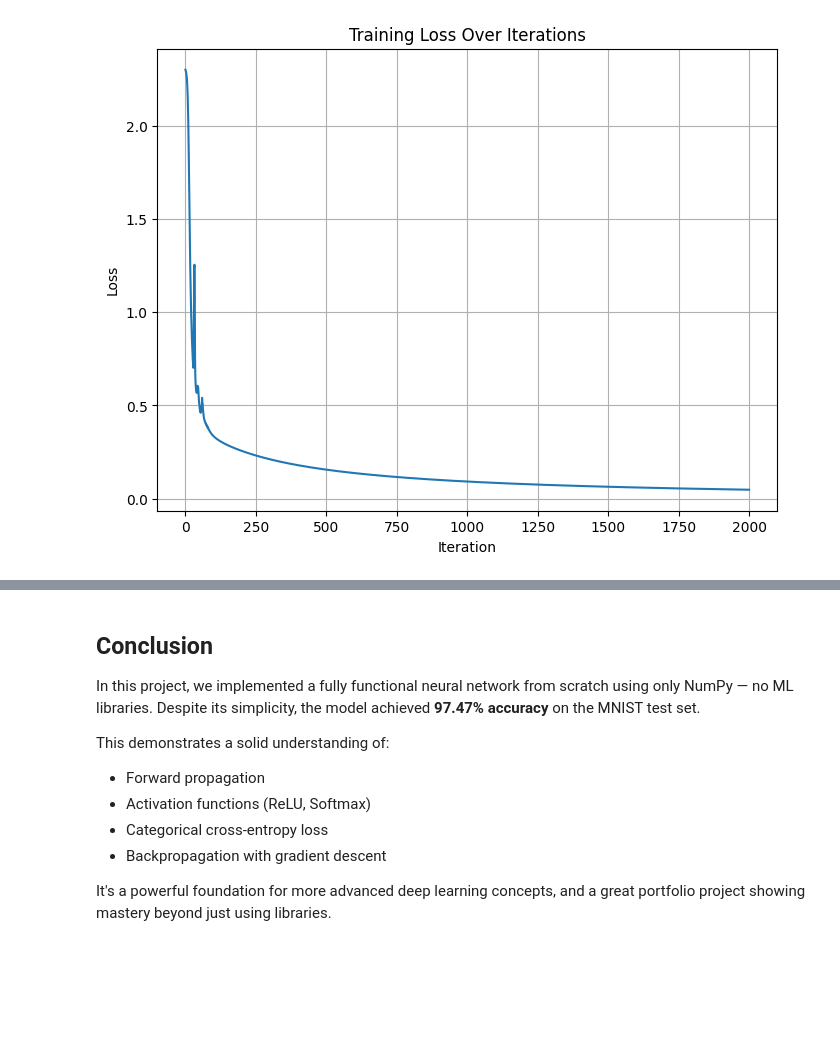
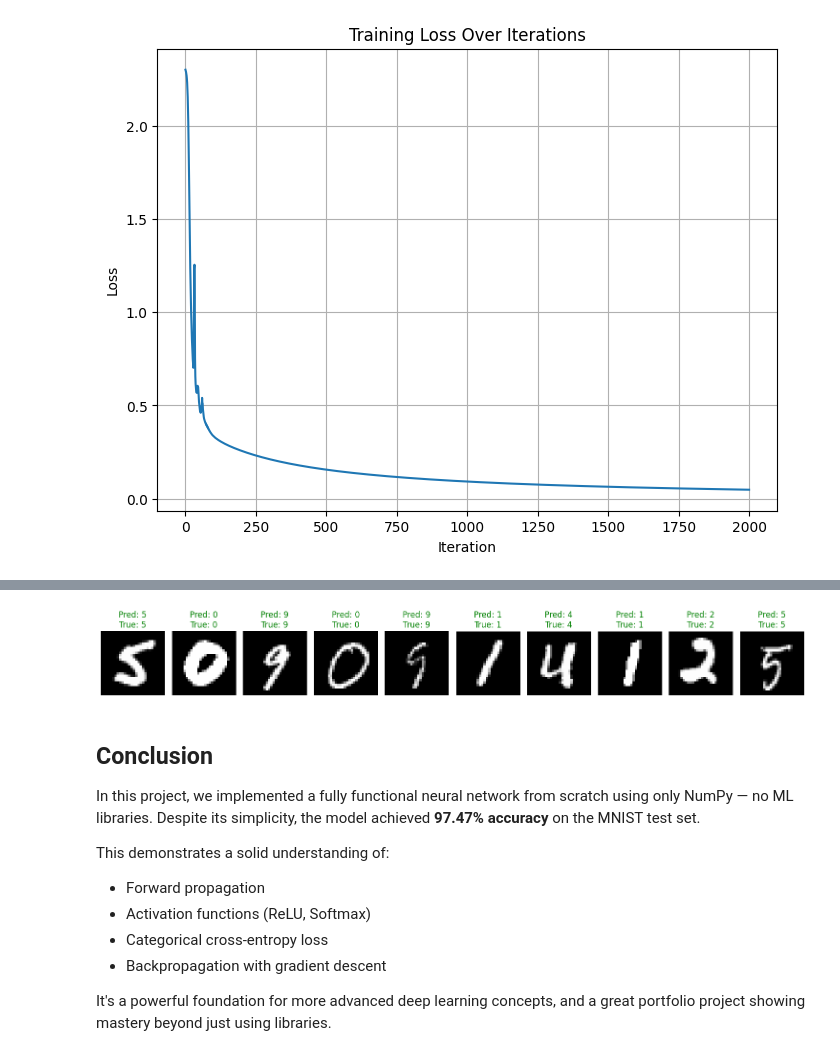
Before and after one commit to erickhangati/machine-learning-projects, a Jupyter notebook: deep-learning/neural-network.ipynb, the cells around one changed output, grey strips where cells are left out. Saved outputs shown, nothing was run; the diff lists cells and outputs as text; code cells hidden in the pictures; blank space fills up the shorter version.

Commit message:
feat: add prediction visualization

```diff
--- a/deep-learning/neural-network.ipynb
+++ b/deep-learning/neural-network.ipynb
@@ -385,3 +395,29 @@ plt.show()
+# %%
+import matplotlib.pyplot as plt
+
+# Pick 10 random test indices
+num_samples = 10
+indices = np.random.choice(len(X_test_flat), num_samples, replace=False)
+
+# Create subplots
+plt.figure(figsize=(15, 4))
+
+for i, idx in enumerate(indices):
+    # Get the image
+    image = X_test[idx].reshape(28, 28)
+    true_label = y_test[idx]
+    pred_label = y_pred[idx]
+
+    # Plot
+    plt.subplot(1, num_samples, i+1)
+    plt.imshow(image, cmap='gray')
+    plt.title(f"Pred: {pred_label}\nTrue: {true_label}", color='green' if pred_label == true_label else 'red')
+    plt.axis('off')
+
+plt.tight_layout()
+plt.show()
+# %% [output]
+[figure, added]
 # %% [markdown]
 ## Conclusion
 
```
Also changed, not shown: parts of 2 cells of this notebook.
